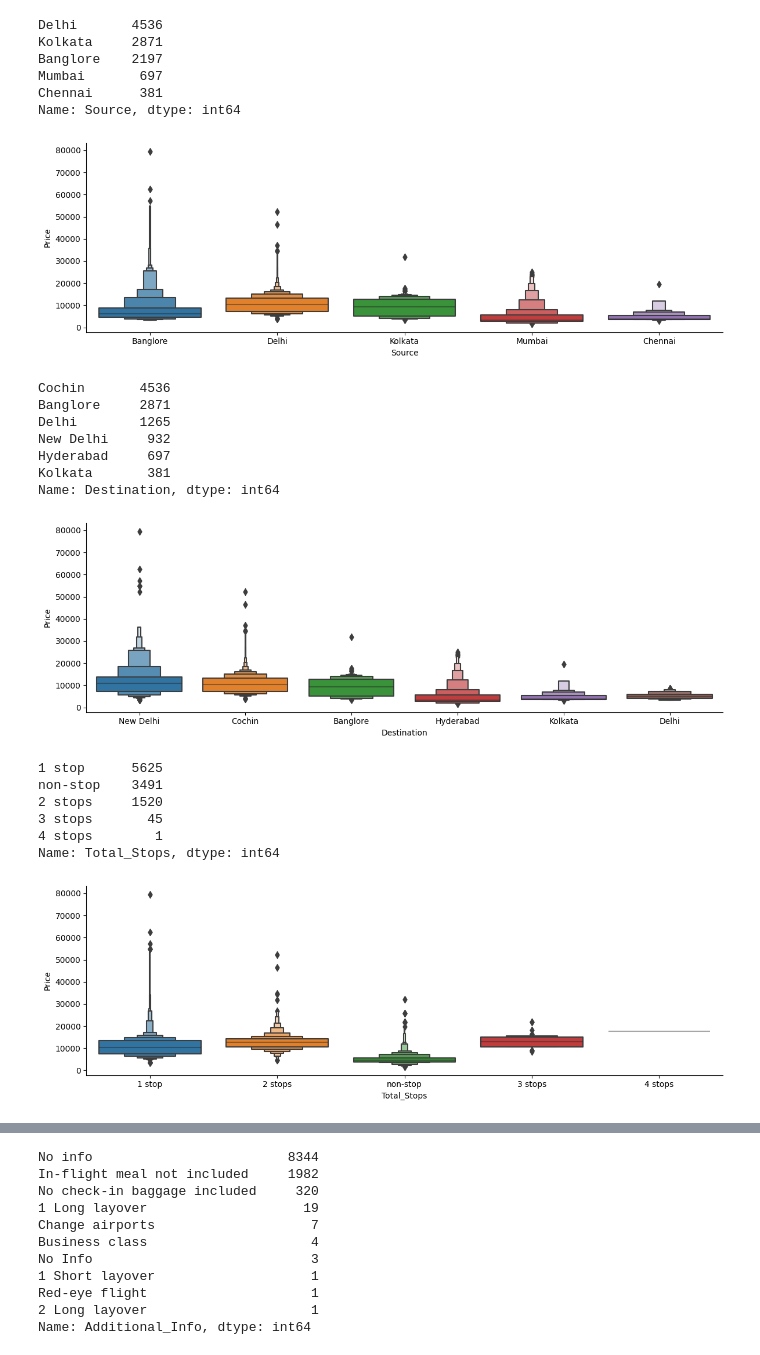
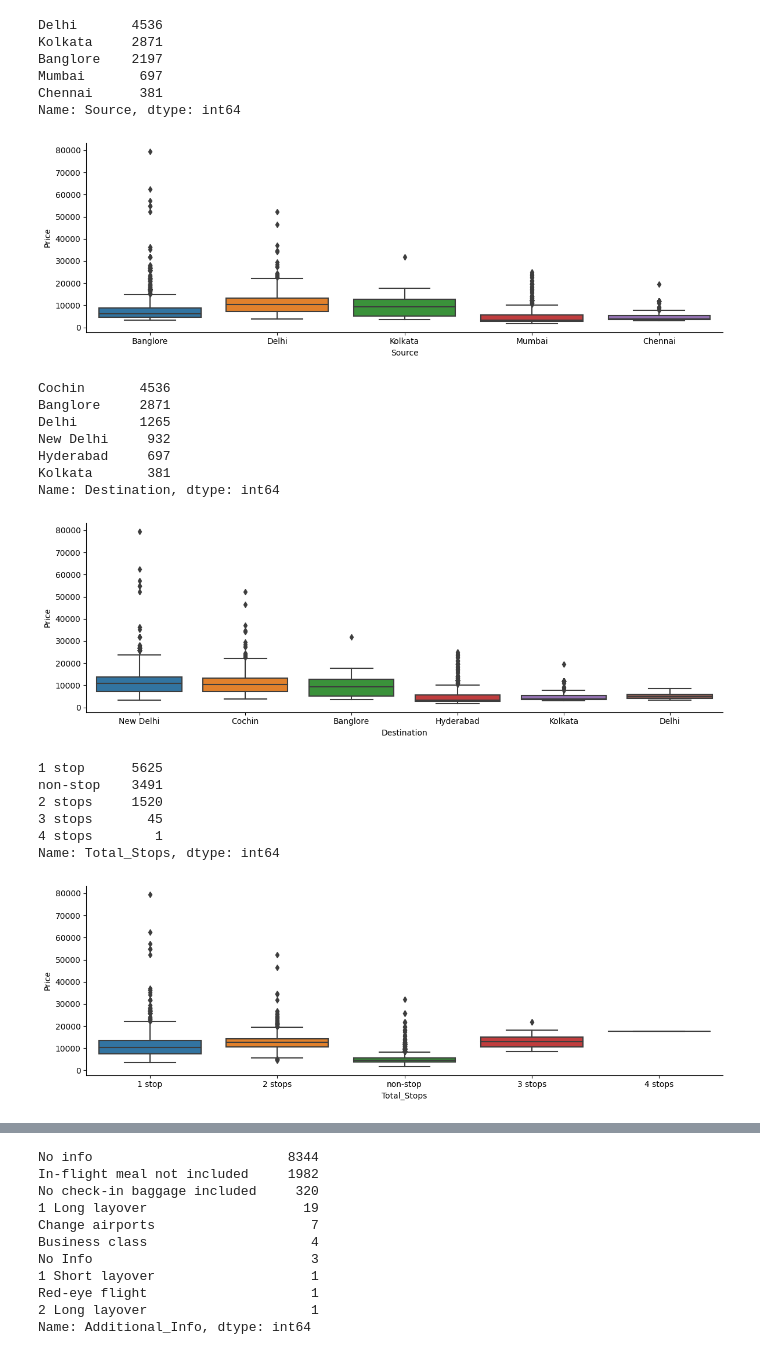
Before and after one commit to AmanSinghal07/PraxisProjects, a Jupyter notebook: Flight_Fare_Prediction.ipynb, the cells around one changed output, grey strips where cells are left out. Drawn from its saved outputs; the diff is of its cells as text; code cells hidden in the pictures.

```diff
--- a/Flight_Fare_Prediction.ipynb
+++ b/Flight_Fare_Prediction.ipynb
@@ -226,10 +226,10 @@ Mumbai       697
 Chennai      381
 Name: Source, dtype: int64
 # %%
-sns.catplot(y = "Price", x = "Source", data = df1.sort_values("Price", ascending = False), kind="boxen", height = 4, aspect = 3)
+sns.catplot(y = "Price", x = "Source", data = df1.sort_values("Price", ascending = False), kind="box", height = 4, aspect = 3)
 plt.show()
 # %% [output]
-[figure, old version]
+[figure, new version]
 # %%
 df1["Destination"].value_counts()
 # %% [output]
@@ -241,10 +241,10 @@ Hyderabad     697
 Kolkata       381
 Name: Destination, dtype: int64
 # %%
-sns.catplot(y = "Price", x = "Destination", data = df1.sort_values("Price", ascending = False), kind="boxen", height = 4, aspect = 3)
+sns.catplot(y = "Price", x = "Destination", data = df1.sort_values("Price", ascending = False), kind="box", height = 4, aspect = 3)
 plt.show()
 # %% [output]
-[figure, old version]
+[figure, new version]
 # %%
 df1["Total_Stops"].value_counts()
 # %% [output]
@@ -255,10 +255,10 @@ non-stop    3491
 4 stops        1
 Name: Total_Stops, dtype: int64
 # %%
-sns.catplot(y = "Price", x = "Total_Stops", data = df1.sort_values("Price", ascending = False), kind="boxen", height = 4, aspect = 3)
+sns.catplot(y = "Price", x = "Total_Stops", data = df1.sort_values("Price", ascending = False), kind="box", height = 4, aspect = 3)
 plt.show()
 # %% [output]
-[figure, old version]
+[figure, new version]
 # %%
 #Feature Engineering
 # %%
```
Also changed, not shown: parts of 13 cells of this notebook.
